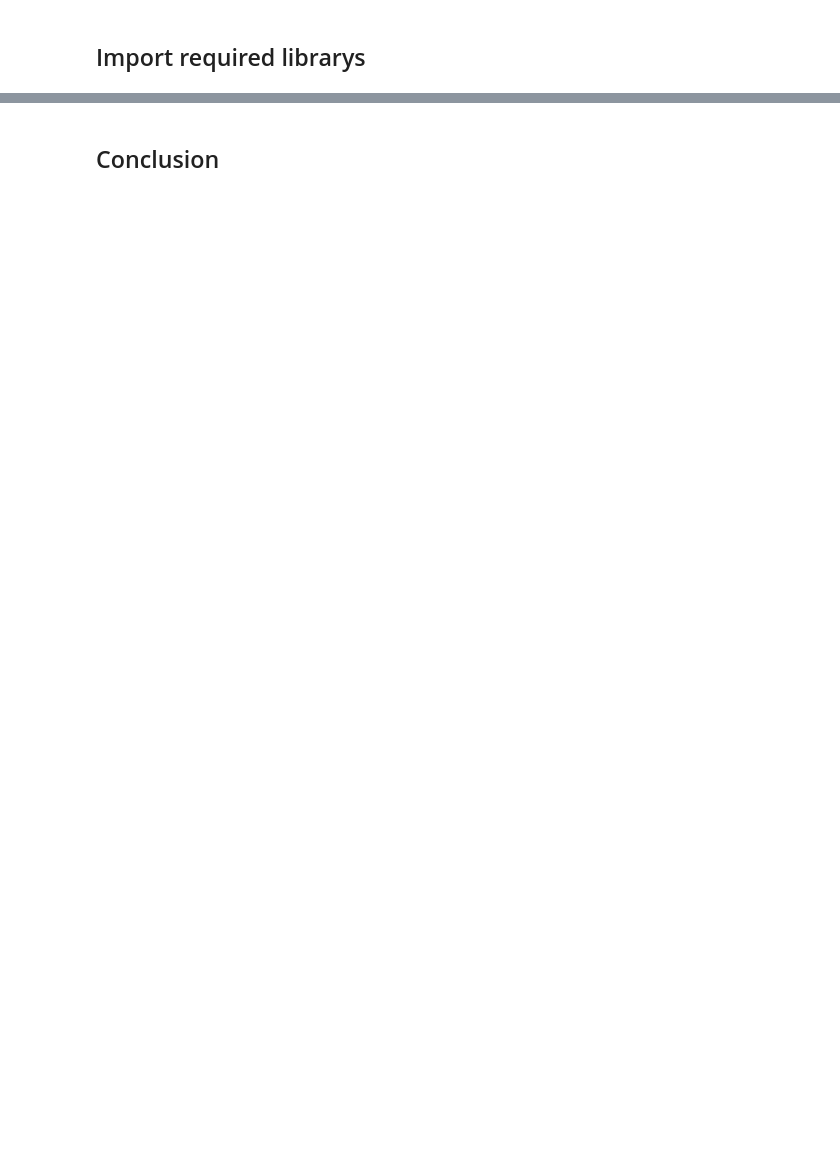
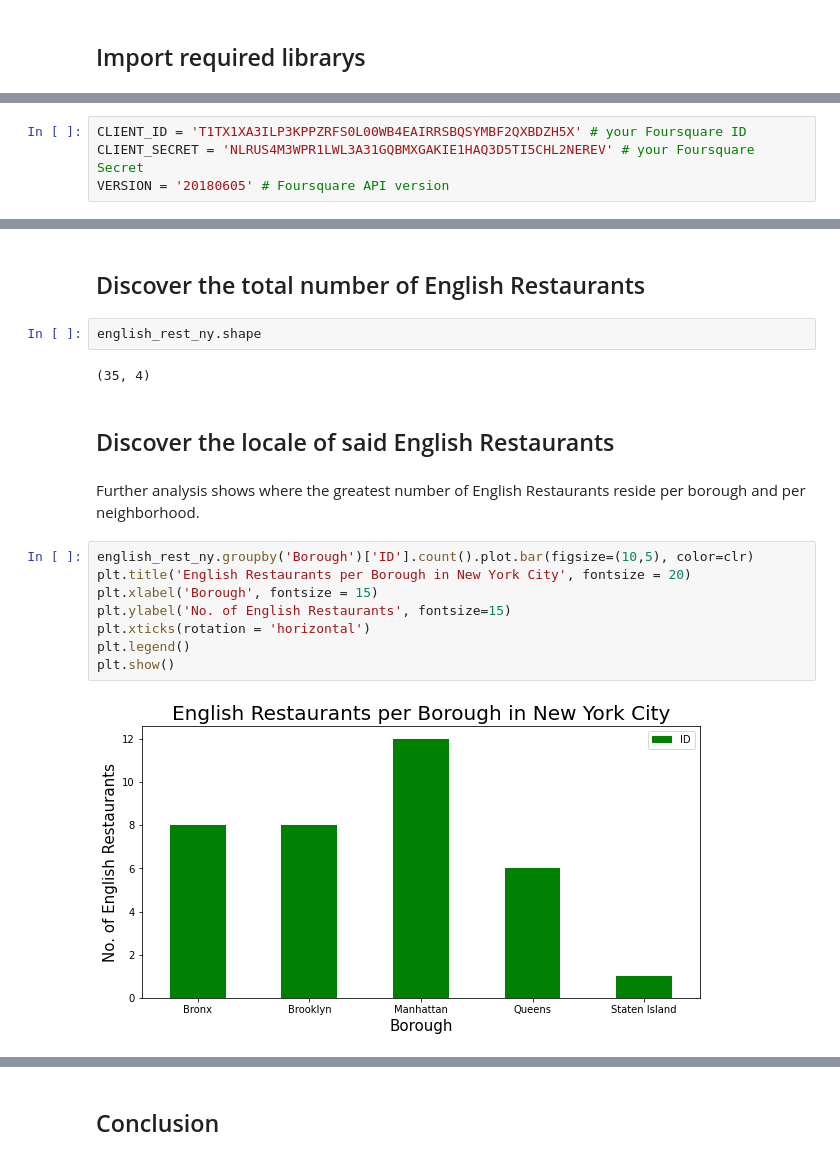
Before and after one commit to john470fc/Coursera_Capstone, a Jupyter notebook: An English man in New York.ipynb, the cells around one changed output, grey strips where cells are left out. Drawn from its saved outputs; the diff is of its cells as text; blank space fills up the shorter version.

```diff
--- a/An English man in New York.ipynb
+++ b/An English man in New York.ipynb
@@ -47,0 +126,4 @@ print('Libraries imported.')
+# %%
+CLIENT_ID = 'T1TX1XA3ILP3KPPZRFS0L00WB4EAIRRSBQSYMBF2QXBDZH5X' # your Foursquare ID
+CLIENT_SECRET = 'NLRUS4M3WPR1LWL3A31GQBMXGAKIE1HAQ3D5TI5CHL2NEREV' # your Foursquare Secret
+VERSION = '20180605' # Foursquare API version
@@ -47,0 +338,20 @@ print('Libraries imported.')
+# %% [markdown]
+## Discover the total number of English Restaurants
+# %%
+english_rest_ny.shape
+# %% [output]
+(35, 4)
+# %% [markdown]
+## Discover the locale of said English Restaurants
+# %% [markdown]
+Further analysis shows where the greatest number of English Restaurants reside per borough and per neighborhood.
+# %%
+english_rest_ny.groupby('Borough')['ID'].count().plot.bar(figsize=(10,5), color=clr)
+plt.title('English Restaurants per Borough in New York City', fontsize = 20)
+plt.xlabel('Borough', fontsize = 15)
+plt.ylabel('No. of English Restaurants', fontsize=15)
+plt.xticks(rotation = 'horizontal')
+plt.legend()
+plt.show()
+# %% [output]
+[figure, added]
```
Also changed, not shown: parts of 59 cells of this notebook.
